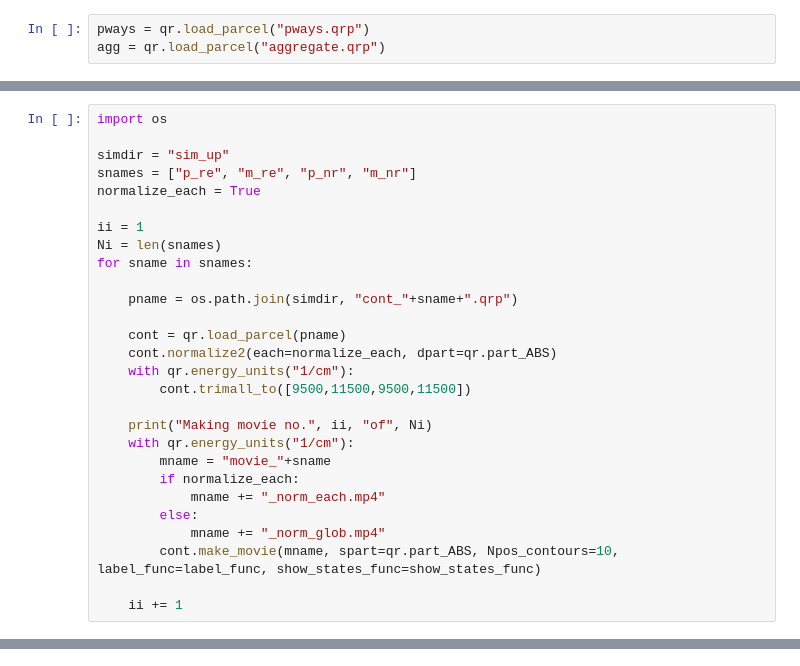
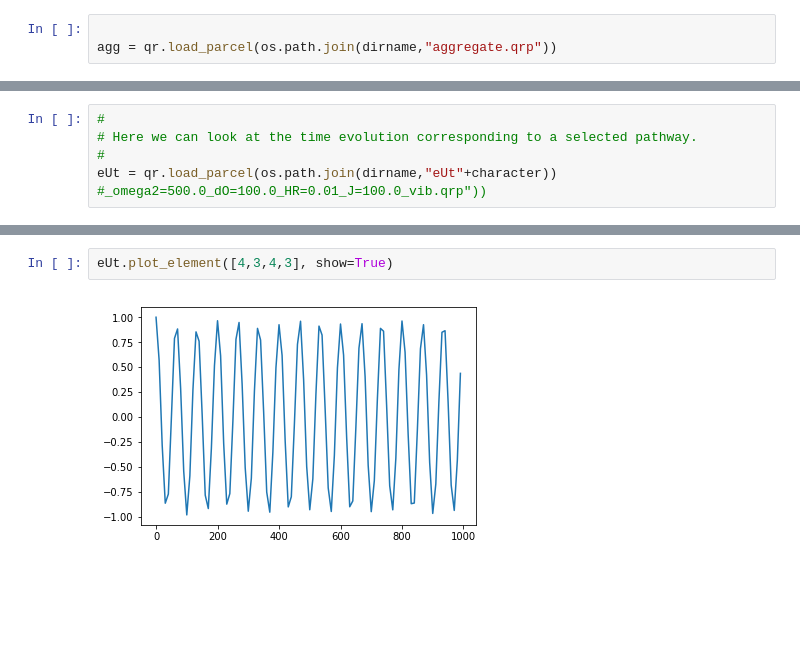
Before and after one commit to tmancal74/quantarhei, a Jupyter notebook: quantarhei/wizard/examples/an_853_RC.ipynb, the cells around one changed output, grey strips where cells are left out. Saved outputs shown, nothing was run; the diff lists cells and outputs as text; blank space fills up the shorter version.

```diff
--- a/quantarhei/wizard/examples/an_853_RC.ipynb
+++ b/quantarhei/wizard/examples/an_853_RC.ipynb
@@ -8,3 +165,3 @@ qr.Manager().version
 # %%
-pways = qr.load_parcel("pways.qrp")
-agg = qr.load_parcel("aggregate.qrp")
+
+agg = qr.load_parcel(os.path.join(dirname,"aggregate.qrp"))
@@ -117,28 +210,0 @@ def show_states_func(sp):
-# %%
-import os
-
-simdir = "sim_up"
-snames = ["p_re", "m_re", "p_nr", "m_nr"]
-normalize_each = True
-
-ii = 1
-Ni = len(snames)
-for sname in snames:
-
-    pname = os.path.join(simdir, "cont_"+sname+".qrp")
-
-    cont = qr.load_parcel(pname)
-    cont.normalize2(each=normalize_each, dpart=qr.part_ABS)
-    with qr.energy_units("1/cm"):
-        cont.trimall_to([9500,11500,9500,11500])
-
-    print("Making movie no.", ii, "of", Ni)
-    with qr.energy_units("1/cm"):
-        mname = "movie_"+sname
-        if normalize_each:
-            mname += "_norm_each.mp4"
-        else:
-            mname += "_norm_glob.mp4"
-        cont.make_movie(mname, spart=qr.part_ABS, Npos_contours=10, label_func=label_func, show_states_func=show_states_func)
-
-    ii += 1
@@ -157,0 +213,5 @@ Warning: switching off usage of t2 information obtained from the spectrum object
+# %%
+#
+# Here we can look at the time evolution corresponding to a selected pathway.
+#
+eUt = qr.load_parcel(os.path.join(dirname,"eUt"+character)) #_omega2=500.0_dO=100.0_HR=0.01_J=100.0_vib.qrp"))
@@ -157,0 +252,4 @@ Warning: switching off usage of t2 information obtained from the spectrum object
+# %%
+eUt.plot_element([4,3,4,3], show=True)
+# %% [output]
+[figure, added]
```
Also changed, not shown: parts of 26 cells of this notebook, 4 other files.
